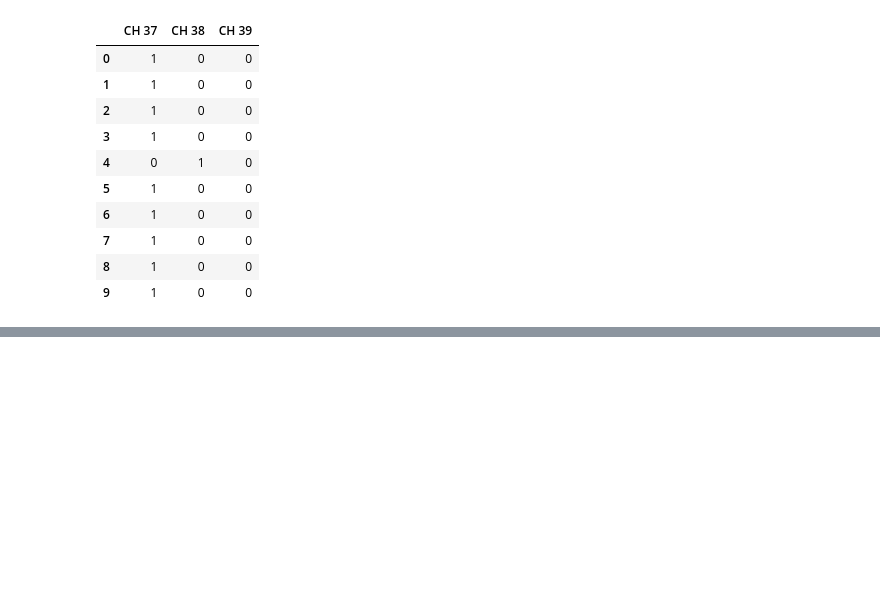
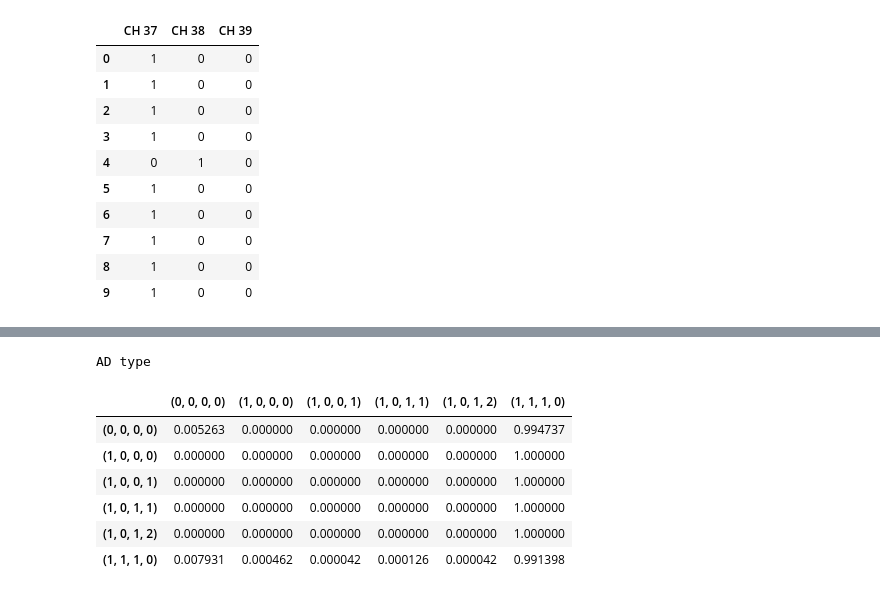
Before and after one commit to keyyke/master_thesis, a Jupyter notebook: markov_model/synhtetic_data_generation_markov.ipynb, the cells around one changed output, grey strips where cells are left out. Saved outputs shown, nothing was run; the diff lists cells and outputs as text; code cells hidden in the pictures; blank space fills up the shorter version.

```diff
--- a/markov_model/synhtetic_data_generation_markov.ipynb
+++ b/markov_model/synhtetic_data_generation_markov.ipynb
@@ -466,0 +559,14 @@ display(g)
+# %%
+### Convert transition matrix to data frame ###
+print("AD type")
+transition_matrix_df = transition_matrix_to_dataframe(transition_matrix)
+transition_matrix_df
+# %% [output]
+AD type
+|  | (0, 0, 0, 0) | (1, 0, 0, 0) | (1, 0, 0, 1) | (1, 0, 1, 1) | (1, 0, 1, 2) | (1, 1, 1, 0) |
+| (0, 0, 0, 0) | 0.005263 | 0.000000 | 0.000000 | 0.000000 | 0.000000 | 0.994737 |
+| (1, 0, 0, 0) | 0.000000 | 0.000000 | 0.000000 | 0.000000 | 0.000000 | 1.000000 |
+| (1, 0, 0, 1) | 0.000000 | 0.000000 | 0.000000 | 0.000000 | 0.000000 | 1.000000 |
+| (1, 0, 1, 1) | 0.000000 | 0.000000 | 0.000000 | 0.000000 | 0.000000 | 1.000000 |
+| (1, 0, 1, 2) | 0.000000 | 0.000000 | 0.000000 | 0.000000 | 0.000000 | 1.000000 |
+| (1, 1, 1, 0) | 0.007931 | 0.000462 | 0.000042 | 0.000126 | 0.000042 | 0.991398 |
```
Also changed, not shown: parts of 26 cells of this notebook.
